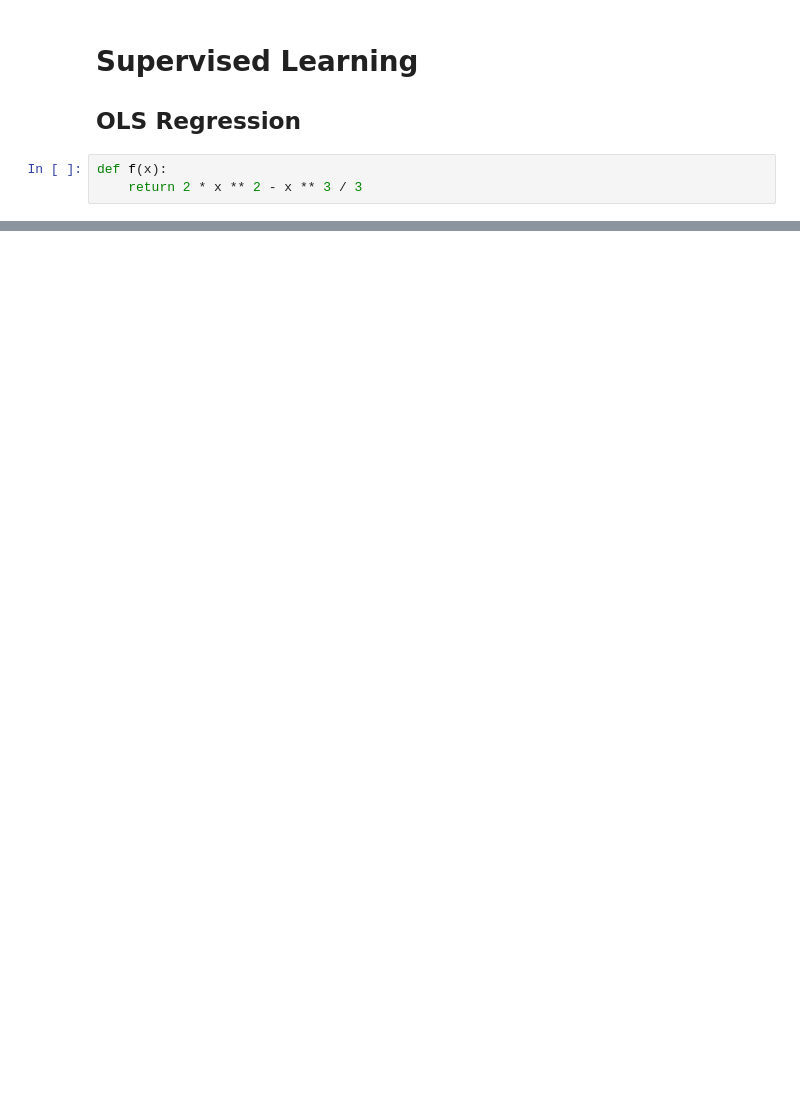
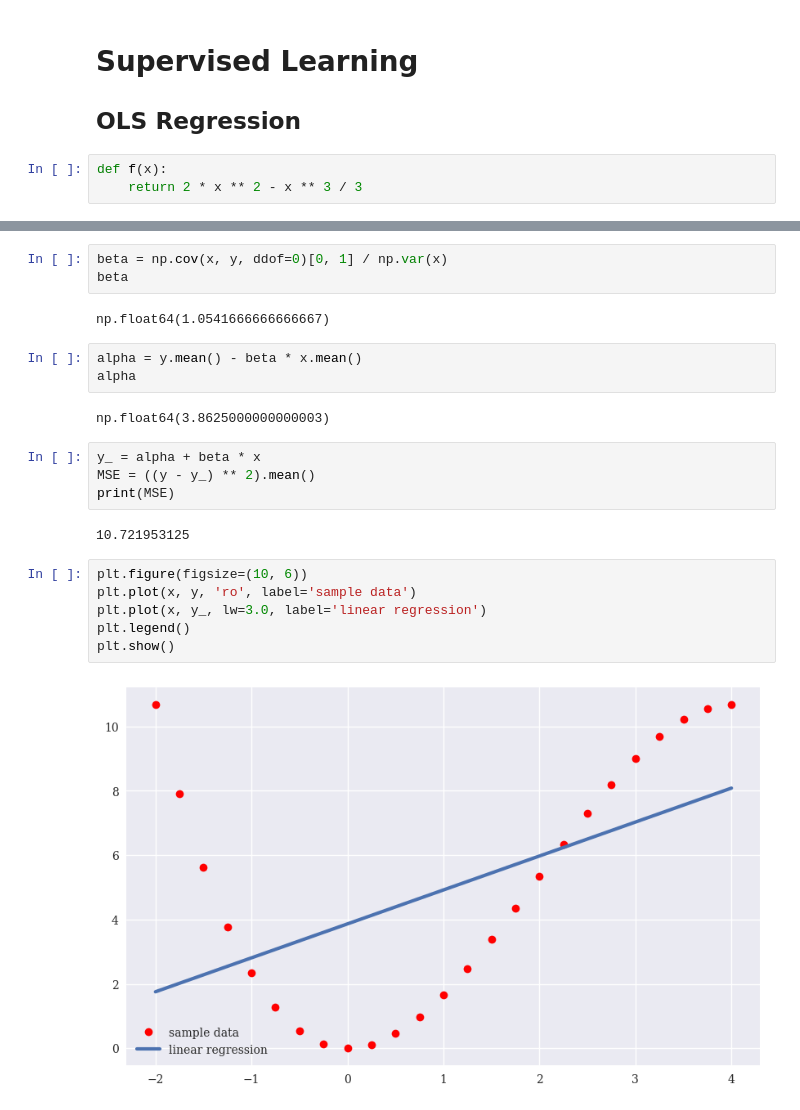
Before and after one commit to wangyouan/AIandFinance2025, a Jupyter notebook: lecture2_introduction_to_python.ipynb, the cells around one changed output, grey strips where cells are left out. Saved outputs shown, nothing was run; the diff lists cells and outputs as text; blank space fills up the shorter version.

```diff
--- a/lecture2_introduction_to_python.ipynb
+++ b/lecture2_introduction_to_python.ipynb
@@ -100,0 +112,24 @@ plt.show()
+# %%
+beta = np.cov(x, y, ddof=0)[0, 1] / np.var(x)
+beta
+# %% [output]
+np.float64(1.0541666666666667)
+# %%
+alpha = y.mean() - beta * x.mean()
+alpha
+# %% [output]
+np.float64(3.8625000000000003)
+# %%
+y_ = alpha + beta * x
+MSE = ((y - y_) ** 2).mean()
+print(MSE)
+# %% [output]
+10.721953125
+# %%
+plt.figure(figsize=(10, 6))
+plt.plot(x, y, 'ro', label='sample data')
+plt.plot(x, y_, lw=3.0, label='linear regression')
+plt.legend()
+plt.show()
+# %% [output]
+[figure, added]
```
Also changed, not shown: parts of 25 cells of this notebook.
